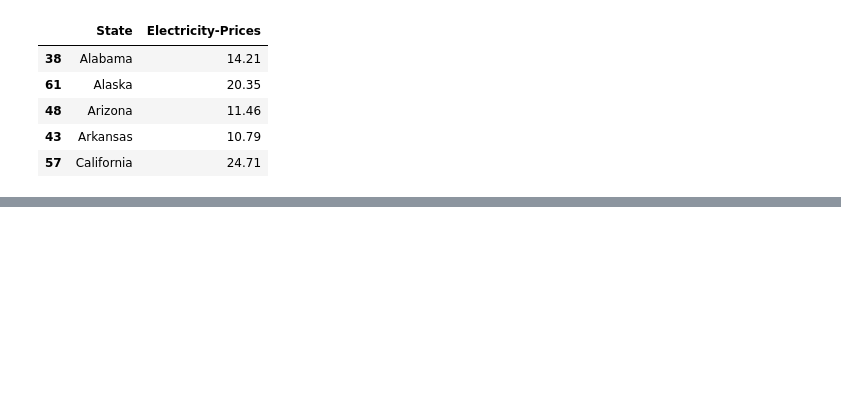
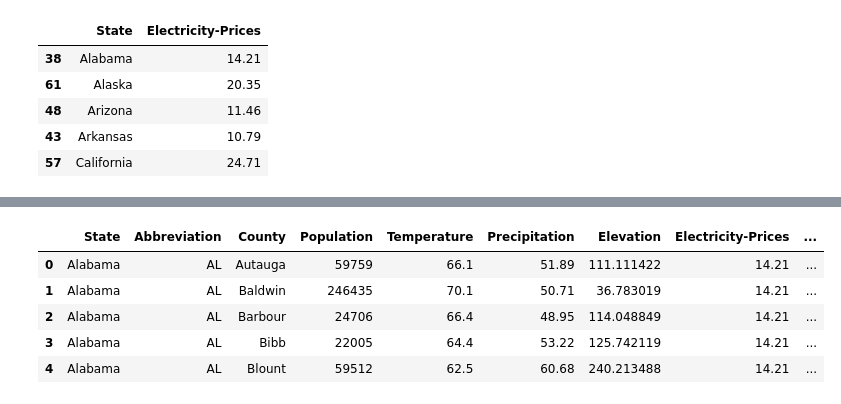
Before and after one commit to hemanthy1/Anthropocene-Institute-Capstone, a Jupyter notebook: data/dac/DAC_Processing.ipynb, the cells around one changed output, grey strips where cells are left out. Cells and saved outputs as stored; diff of their text form; code cells hidden in the pictures; blank space fills up the shorter version.

```diff
--- a/data/dac/DAC_Processing.ipynb
+++ b/data/dac/DAC_Processing.ipynb
@@ -118,0 +158,3 @@ Index(['State', 'Minimum-Wage'], dtype='object')
+# %%
+wages = wages.rename(columns={'Name': 'County'})
+wages.head()
@@ -119,3 +168,11 @@ Index(['State', 'Minimum-Wage'], dtype='object')
 # %%
-dac = merged_df2.merge(wages, on='State',how='left')
-dac.to_csv('dac.csv', index=False)
+import numpy as np
+wages = wages[wages['State'].notna()]
+wages = wages.iloc[1:]
+# %%
+wages = wages[wages['Wage'].str.contains('NA') == False]
+wages.loc[:, 'Wage'] = wages['Wage'].astype(str).str.replace(',', '')
+wages.loc[:, 'Wage'] = pd.to_numeric(wages['Wage'], errors='coerce')
+# %%
+wages = wages.assign(County=wages['County'].str.split(' \+ |, ')).explode('County')
+wages = wages.reset_index(drop=True)
@@ -121,0 +181,10 @@ dac.to_csv('dac.csv', index=False)
+# %%
+dac = pd.merge(merged_df2, wages[['County', 'State', 'Wage']], on=['County', 'State'], how='left')
+dac.head()
+# %% [output]
+|  | State | Abbreviation | County | Population | Temperature | Precipitation | Elevation | Electricity-Prices | ... |
+| 0 | Alabama | AL | Autauga | 59759 | 66.1 | 51.89 | 111.111422 | 14.21 | ... |
+| 1 | Alabama | AL | Baldwin | 246435 | 70.1 | 50.71 | 36.783019 | 14.21 | ... |
+| 2 | Alabama | AL | Barbour | 24706 | 66.4 | 48.95 | 114.048849 | 14.21 | ... |
+| 3 | Alabama | AL | Bibb | 22005 | 64.4 | 53.22 | 125.742119 | 14.21 | ... |
+| 4 | Alabama | AL | Blount | 59512 | 62.5 | 60.68 | 240.213488 | 14.21 | ... |
```
Also changed, not shown: parts of 10 cells of this notebook, 2 other files.
